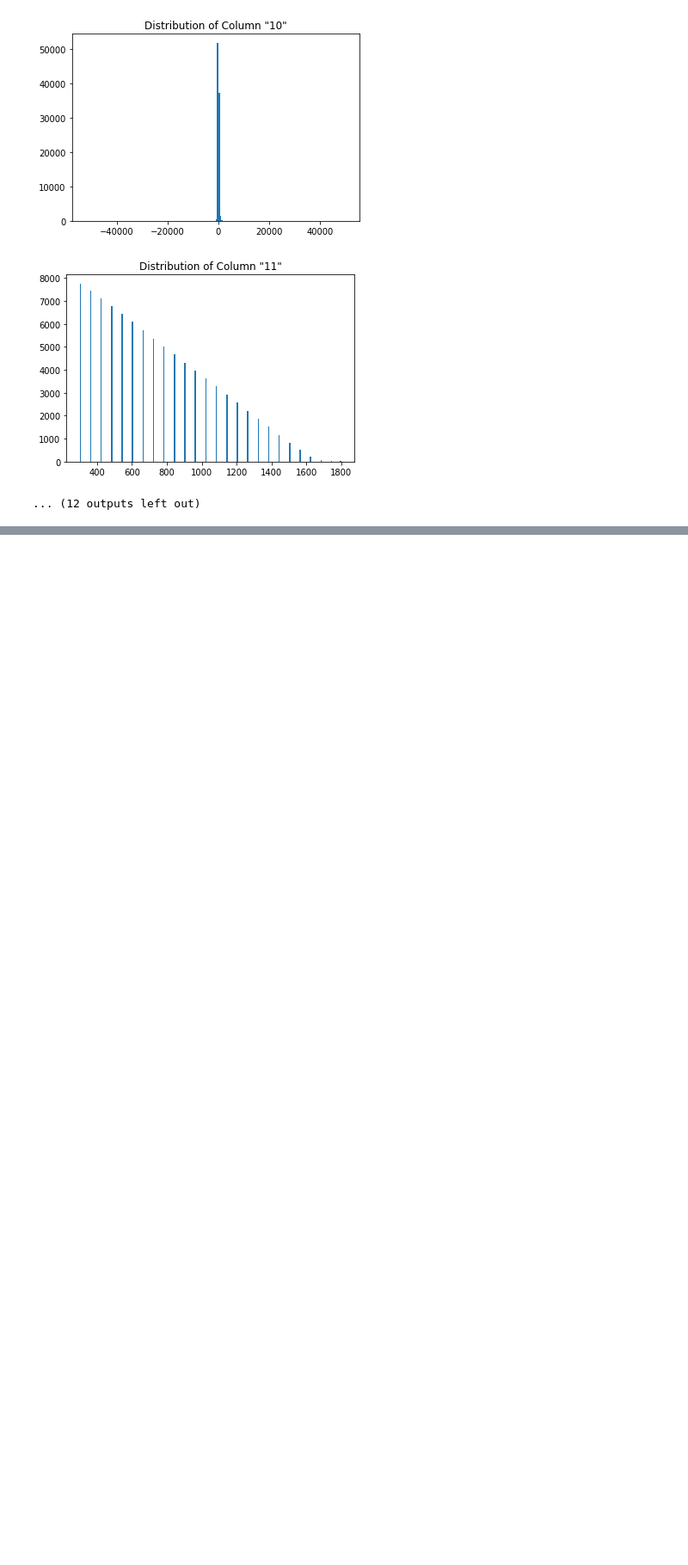
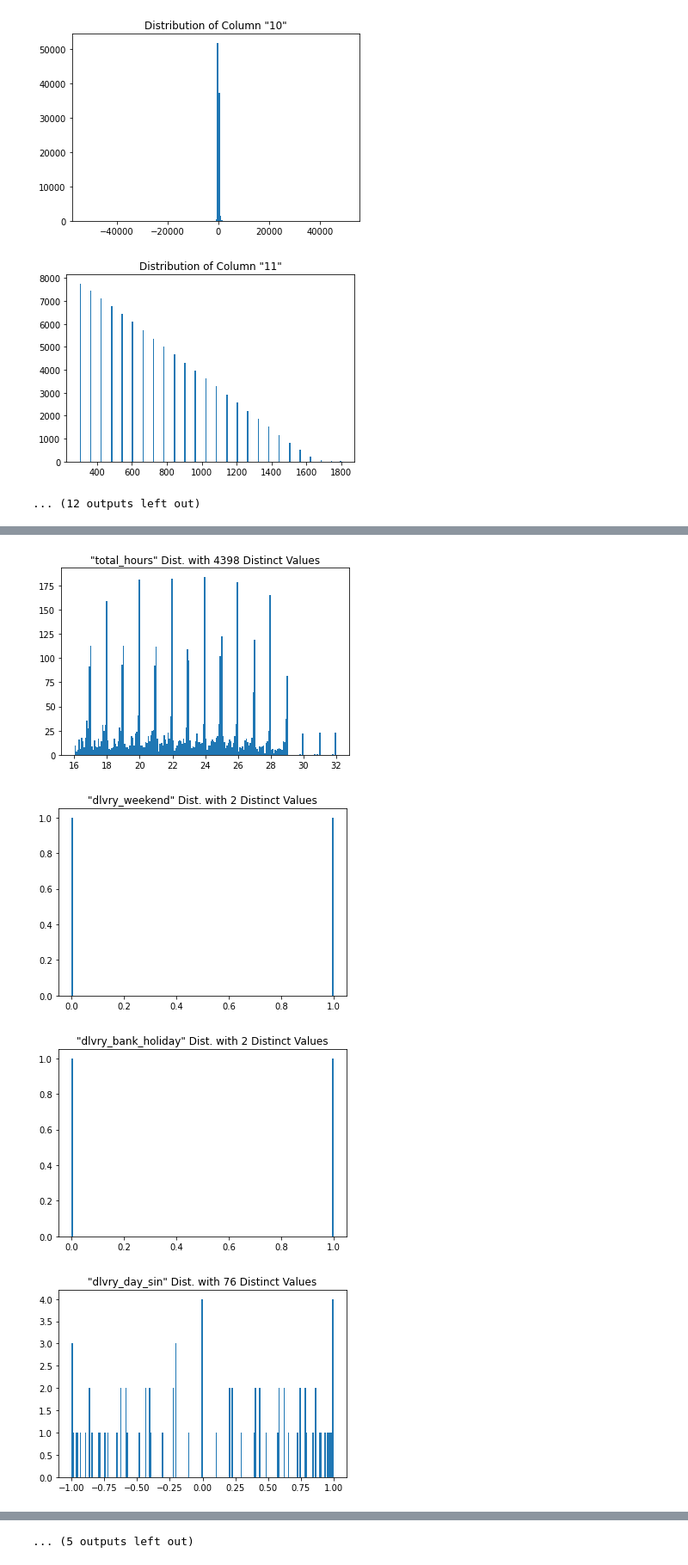
Before and after one commit to TazTornadoo/SigmoidFreud, a Jupyter notebook: [Do It]-2-Data Explore.ipynb, the cells around one changed output, grey strips where cells are left out. Shown at 86% size. Saved outputs shown, nothing was run; the diff lists cells and outputs as text; code cells hidden in the pictures; blank space fills up the shorter version.

```diff
--- a/[Do It]-2-Data Explore.ipynb
+++ b/[Do It]-2-Data Explore.ipynb
@@ -121,7 +137,7 @@ X_train_5.iloc[:, :17].describe()
 # %%
 ############################## Func: display unique values for first 17 columns ##############################
 ######## Since most columns reflect the dataset's cyclical nature, many columns must have many repatitive values
-def feature_values(df, end_col):
+def feature_unique_values(df, end_col):
     for col in df.iloc[:,:end_col]:
         unique_values = np.unique(df[col])
         plt.hist(unique_values, bins=200)
@@ -129,7 +145,7 @@ def feature_values(df, end_col):
         plt.title(f'"{col}" Dist. with {unique_values.shape[0]} Distinct Values')
         plt.show()
 
-feature_values(X_train_5, 17)
+feature_unique_values(X_train_5, 17)
 # %% [output]
 [figure]
 [figure]
@@ -208,0 +227,8 @@ feature_values(X_train_5, 17)
+# %%
+############################## Func: display unique values for first 17 columns ##############################
+feature_unique_values(X_train_15, 17)
+# %% [output]
+[figure, added]
+[figure, added]
+[figure, added]
+[figure, added]
@@ -208,0 +243 @@ feature_values(X_train_5, 17)
+... (5 outputs left out)
```
Also changed, not shown: parts of 8 cells of this notebook.
